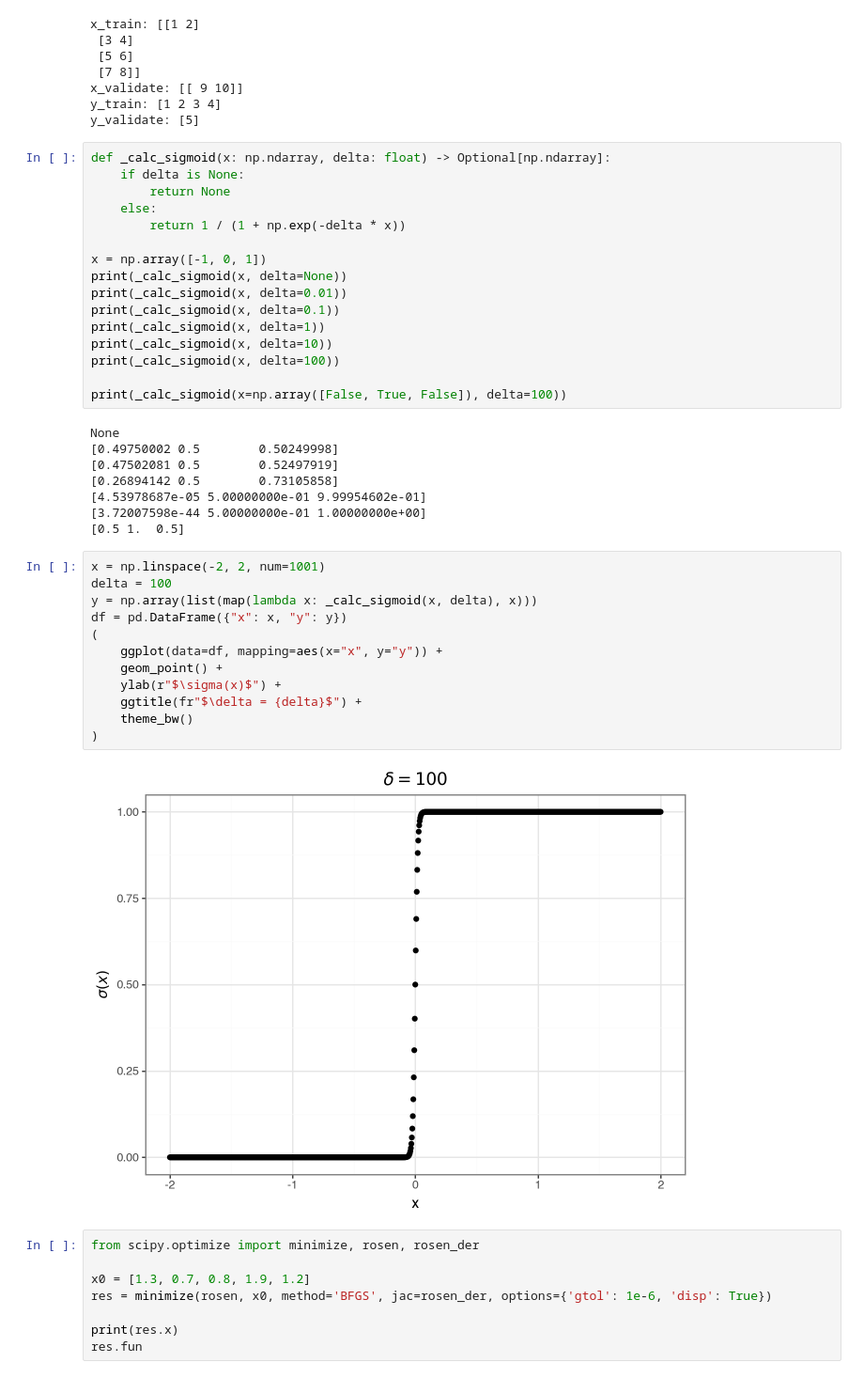
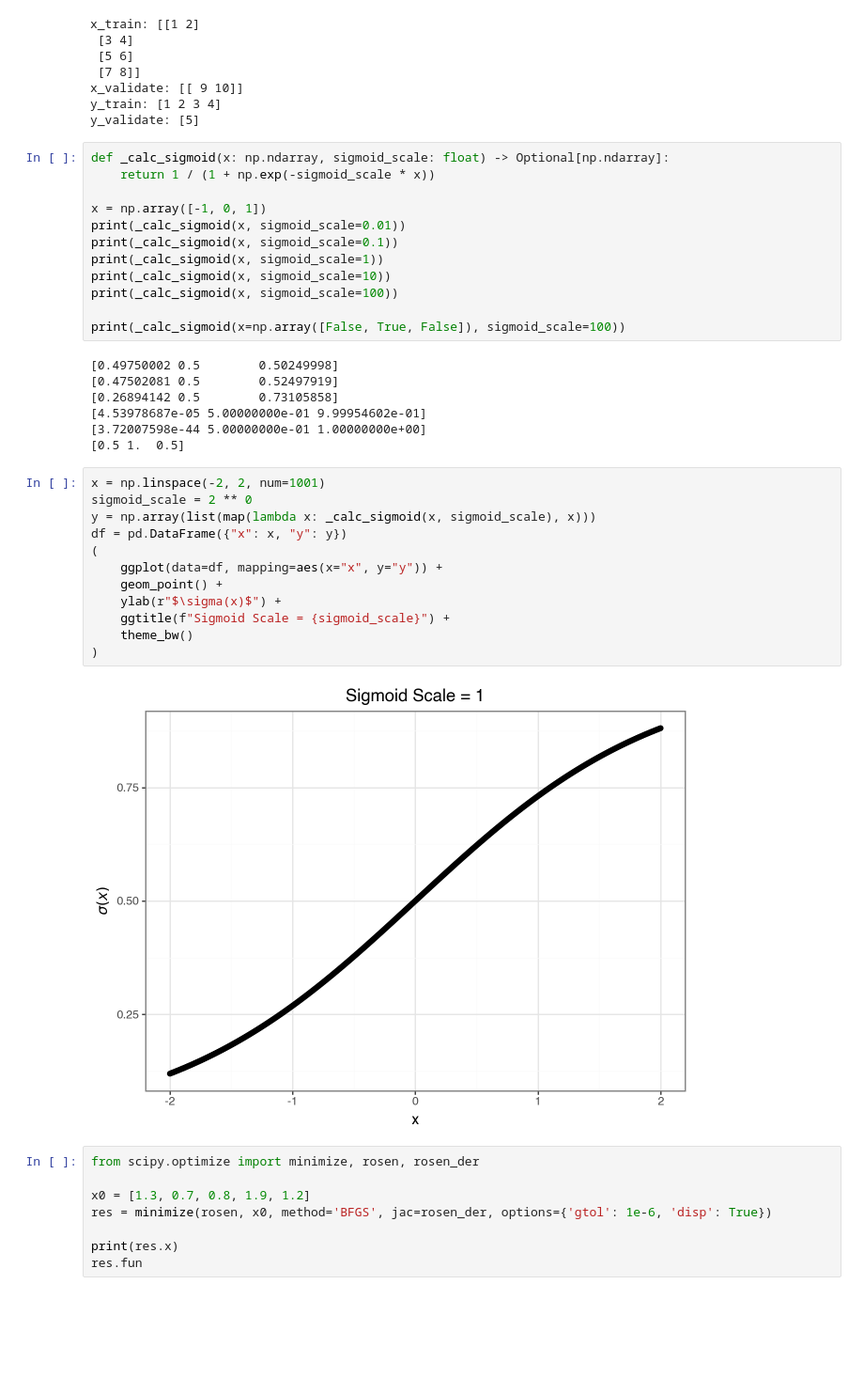
Before and after one commit to victorverma/xray_flux_forecasting, a Jupyter notebook: notebooks/metric_learning.ipynb, the cells around one changed output. Shown at 94% size. Saved outputs shown, nothing was run; the diff lists cells and outputs as text; blank space fills up the shorter version.

```diff
--- a/notebooks/metric_learning.ipynb
+++ b/notebooks/metric_learning.ipynb
@@ -59,23 +59,18 @@ x_validate: [[ 9 10]]
 y_train: [1 2 3 4]
 y_validate: [5]
 # %%
-def _calc_sigmoid(x: np.ndarray, delta: float) -> Optional[np.ndarray]:
-    if delta is None:
-        return None
-    else:
-        return 1 / (1 + np.exp(-delta * x))
+def _calc_sigmoid(x: np.ndarray, sigmoid_scale: float) -> Optional[np.ndarray]:
+    return 1 / (1 + np.exp(-sigmoid_scale * x))
 
 x = np.array([-1, 0, 1])
-print(_calc_sigmoid(x, delta=None))
-print(_calc_sigmoid(x, delta=0.01))
-print(_calc_sigmoid(x, delta=0.1))
-print(_calc_sigmoid(x, delta=1))
-print(_calc_sigmoid(x, delta=10))
-print(_calc_sigmoid(x, delta=100))
+print(_calc_sigmoid(x, sigmoid_scale=0.01))
+print(_calc_sigmoid(x, sigmoid_scale=0.1))
+print(_calc_sigmoid(x, sigmoid_scale=1))
+print(_calc_sigmoid(x, sigmoid_scale=10))
+print(_calc_sigmoid(x, sigmoid_scale=100))
 
-print(_calc_sigmoid(x=np.array([False, True, False]), delta=100))
+print(_calc_sigmoid(x=np.array([False, True, False]), sigmoid_scale=100))
 # %% [output]
-None
 [0.49750002 0.5        0.50249998]
 [0.47502081 0.5        0.52497919]
 [0.26894142 0.5        0.73105858]
@@ -84,18 +79,18 @@ None
 [0.5 1.  0.5]
 # %%
 x = np.linspace(-2, 2, num=1001)
-delta = 100
-y = np.array(list(map(lambda x: _calc_sigmoid(x, delta), x)))
+sigmoid_scale = 2 ** 0
+y = np.array(list(map(lambda x: _calc_sigmoid(x, sigmoid_scale), x)))
 df = pd.DataFrame({"x": x, "y": y})
 (
     ggplot(data=df, mapping=aes(x="x", y="y")) +
     geom_point() +
     ylab(r"$\sigma(x)$") +
-    ggtitle(fr"$\delta = {delta}$") +
+    ggtitle(f"Sigmoid Scale = {sigmoid_scale}") +
     theme_bw()
 )
 # %% [output]
-[figure, old version]
+[figure, new version]
 # %%
 from scipy.optimize import minimize, rosen, rosen_der
 
```
Also changed, not shown: parts of 11 cells of this notebook.
